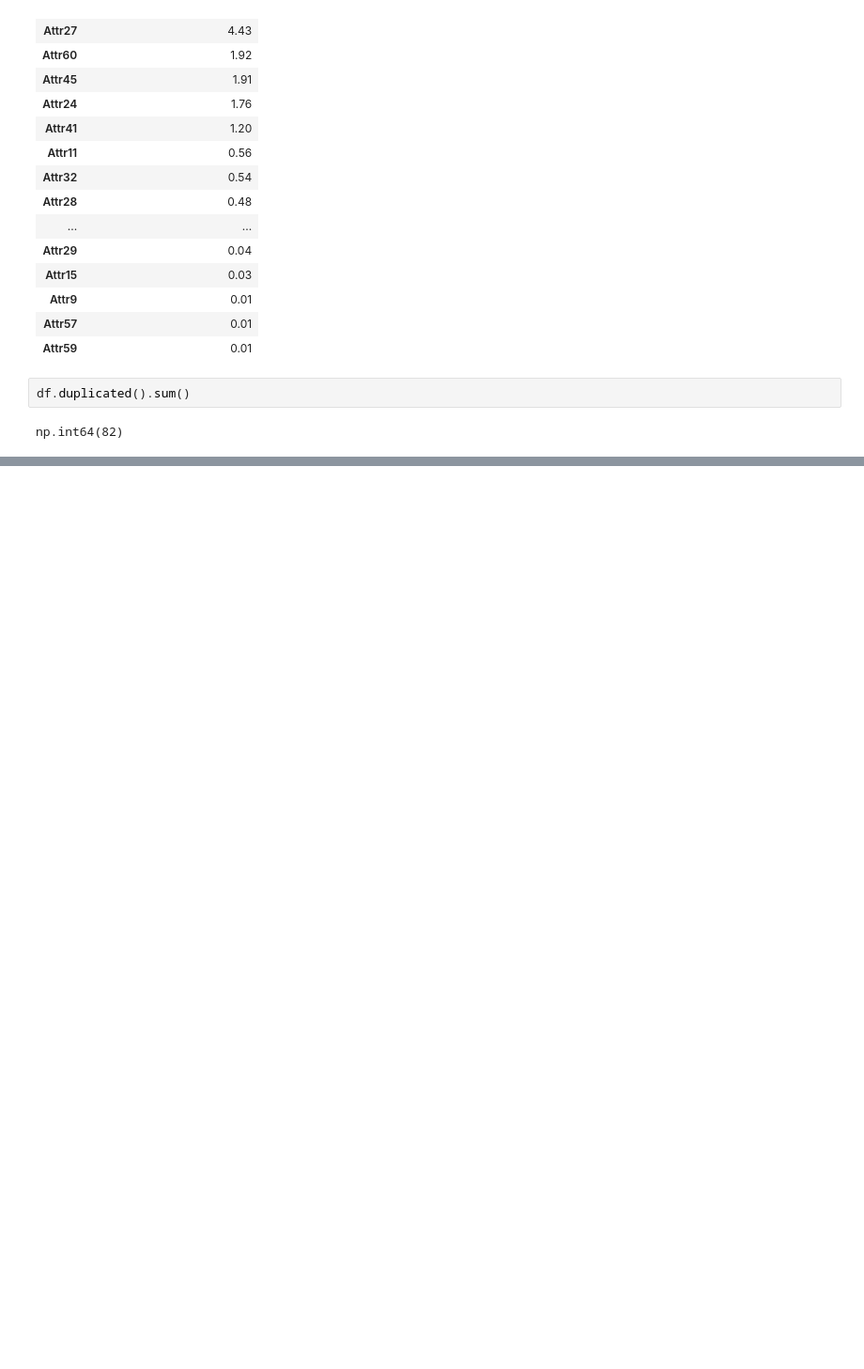
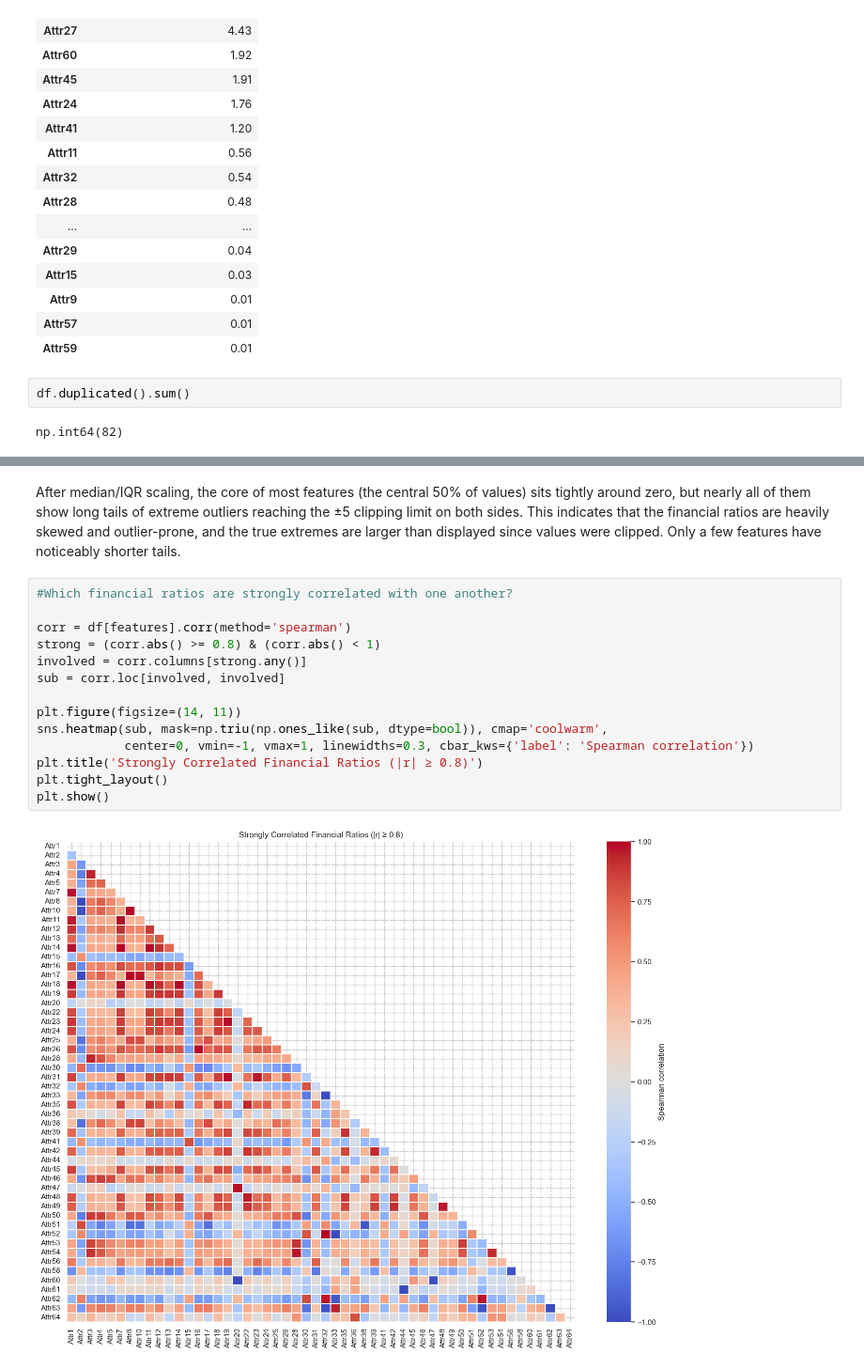
Before and after one commit to EegunjobiF/-financial-distress-early-warning, a Jupyter notebook: Early_Warning_Financial_Distress_Model.ipynb, the cells around one changed output, grey strips where cells are left out. Shown at 94% size. Cells and saved outputs as stored; diff of their text form; blank space fills up the shorter version.

```diff
--- a/Early_Warning_Financial_Distress_Model.ipynb
+++ b/Early_Warning_Financial_Distress_Model.ipynb
@@ -160,0 +210,18 @@ pd.DataFrame({'Status': ['Not Bankrupt', 'Bankrupt'],
+# %% [markdown]
+After median/IQR scaling, the core of most features (the central 50% of values) sits tightly around zero, but nearly all of them show long tails of extreme outliers reaching the ±5 clipping limit on both sides. This indicates that the financial ratios are heavily skewed and outlier-prone, and the true extremes are larger than displayed since values were clipped. Only a few features have noticeably shorter tails.
+# %%
+#Which financial ratios are strongly correlated with one another?
+
+corr = df[features].corr(method='spearman')
+strong = (corr.abs() >= 0.8) & (corr.abs() < 1)
+involved = corr.columns[strong.any()]
+sub = corr.loc[involved, involved]
+
+plt.figure(figsize=(14, 11))
+sns.heatmap(sub, mask=np.triu(np.ones_like(sub, dtype=bool)), cmap='coolwarm',
+            center=0, vmin=-1, vmax=1, linewidths=0.3, cbar_kws={'label': 'Spearman correlation'})
+plt.title('Strongly Correlated Financial Ratios (|r| ≥ 0.8)')
+plt.tight_layout()
+plt.show()
+# %% [output]
+[figure, added]
```
Also changed, not shown: parts of 14 cells of this notebook, 7 other files.
